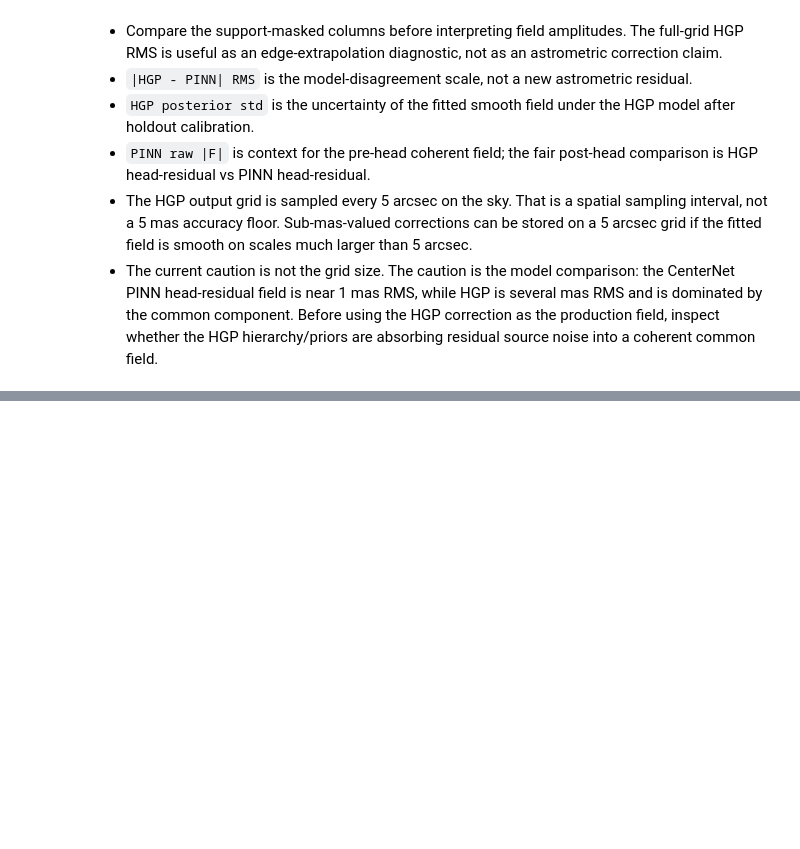
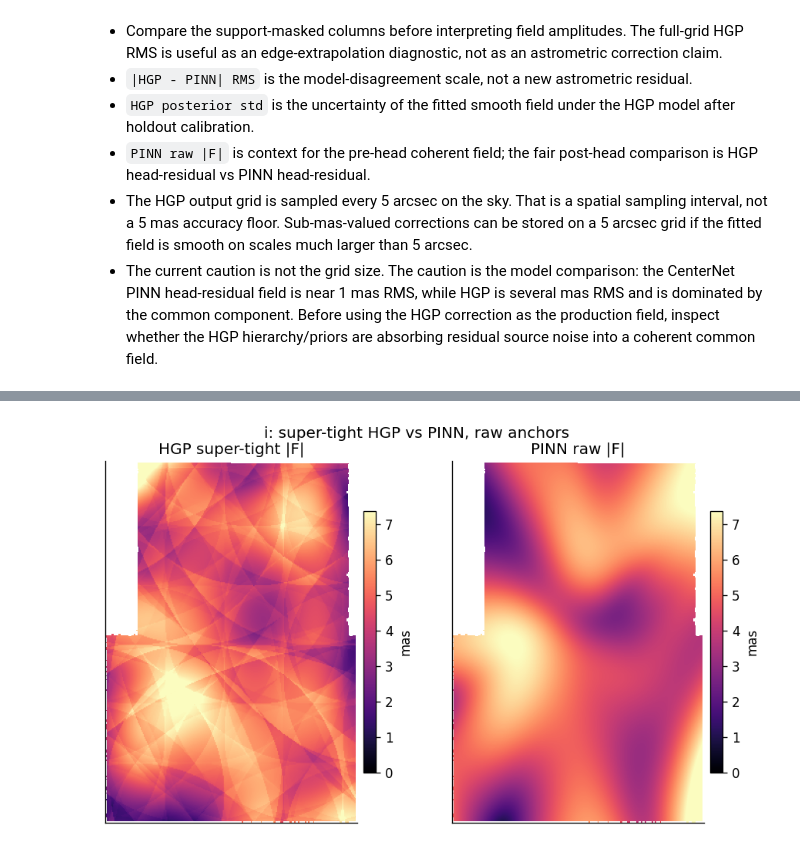
Before and after one commit to xoubish/JAISP, a Jupyter notebook: io/12_astrometry_hgp_vs_pinn.ipynb, the cells around one changed output, grey strips where cells are left out. Saved outputs shown, nothing was run; the diff lists cells and outputs as text; code cells hidden in the pictures; blank space fills up the shorter version.

```diff
--- a/io/12_astrometry_hgp_vs_pinn.ipynb
+++ b/io/12_astrometry_hgp_vs_pinn.ipynb
@@ -524,0 +1033,25 @@ display(pd.DataFrame(weighted).round(4))
+# %%
+if have_raw_hgp_supertight():
+    PLOT_BAND_ST = 'I'
+    d = load_resampled_band_supertight(PLOT_BAND_ST)
+    m = support_mask_supertight(d)
+
+    panels = {
+        'HGP super-tight |F|': amp_mas(d['hgp_dra'], d['hgp_dde']),
+        'PINN raw |F|':        amp_mas(d['pinn_dra'], d['pinn_dde']),
+    }
+    vmax = float(np.nanpercentile(
+        np.concatenate([np.where(m, v, np.nan).ravel() for v in panels.values()]),
+        98,
+    ))
+    fig, axes = plt.subplots(1, 2, figsize=(7.5, 4.2), constrained_layout=True)
+    for ax, (title, image) in zip(axes, panels.items()):
+        show = np.asarray(image, dtype=np.float64).copy()
+        show[~m] = np.nan
+        im = ax.imshow(show, origin='lower', cmap='magma', vmin=0, vmax=vmax)
+        ax.set_title(title)
+        ax.set_xticks([]); ax.set_yticks([])
+        fig.colorbar(im, ax=ax, fraction=0.046, pad=0.02, label='mas')
+    fig.suptitle(f'{BAND_LABEL[PLOT_BAND_ST]}: super-tight HGP vs PINN, raw anchors', y=1.03)
+# %% [output]
+[figure, added]
```
Also changed, not shown: parts of 12 cells of this notebook, 1 other file.
